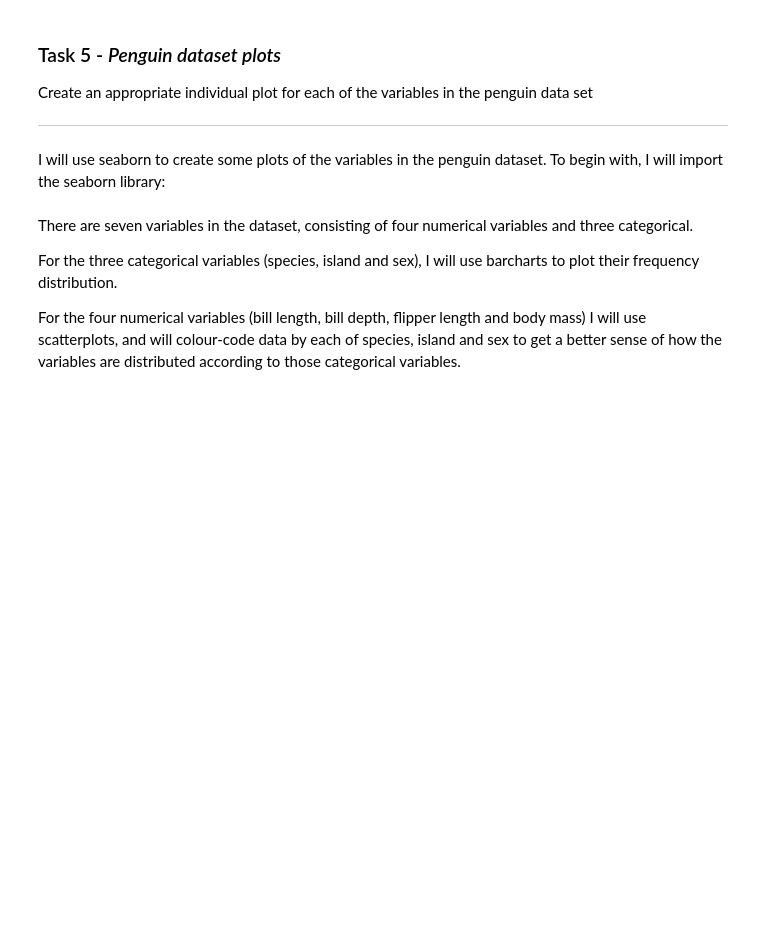
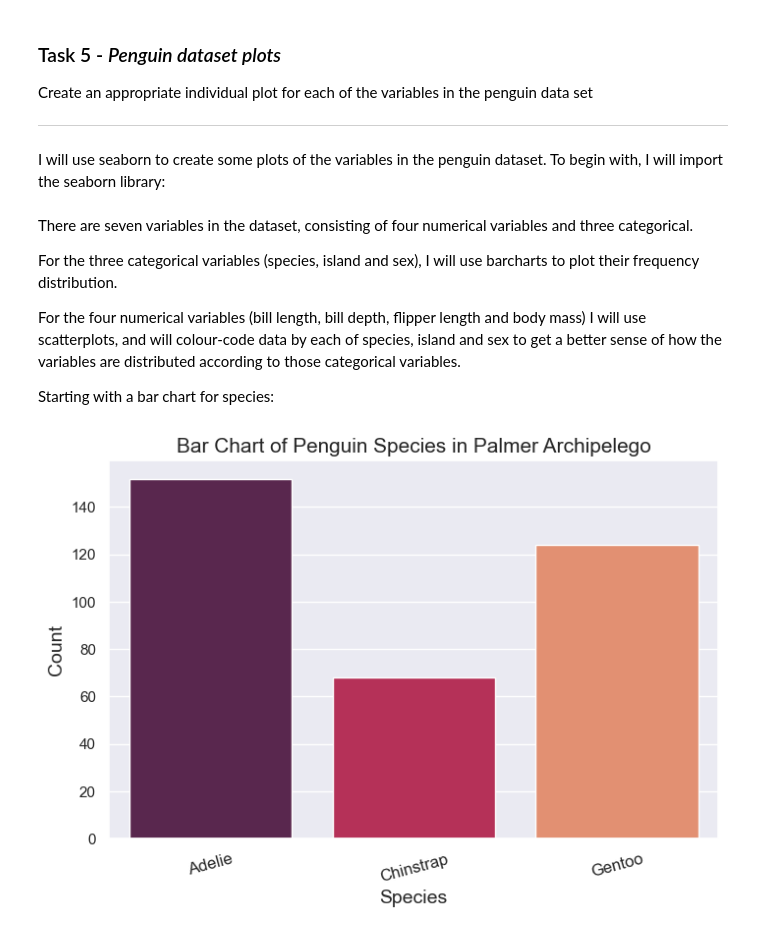
Before and after one commit to jmce22/fund_data, a Jupyter notebook: tasks.ipynb, the cells around one changed output. Cells and saved outputs as stored; diff of their text form; code cells hidden in the pictures; blank space fills up the shorter version.

Commit message:
added some plots to task 5

```diff
--- a/tasks.ipynb
+++ b/tasks.ipynb
@@ -814,3 +814,22 @@ There are seven variables in the dataset, consisting of four numerical variables
 For the three categorical variables (species, island and sex), I will use barcharts to plot their frequency distribution.
 
 For the four numerical variables (bill length, bill depth, flipper length and body mass) I will use scatterplots, and will colour-code data by each of species, island and sex to get a better sense of how the variables are distributed according to those categorical variables.
+
+Starting with a bar chart for species:
+# %%
+import seaborn as sns
+import matplotlib.pyplot as plt
+from seaborn import countplot
+
+
+sns.set(style="darkgrid")
+
+plt.figure(figsize=(8, 5))
+countplot(data=df, x='species', palette='rocket')
+plt.xticks(fontsize=12, rotation=15)     # here I have rotated the labels on the x-axis slightly to make them more readable
+plt.title('Bar Chart of Penguin Species in Palmer Archipelego', fontsize = 15)
+plt.xlabel('Species', fontsize = 14 )
+plt.ylabel('Count', fontsize = 14)
+plt.show()
+# %% [output]
+[figure, added]
```
Also changed, not shown: parts of 7 cells of this notebook.
